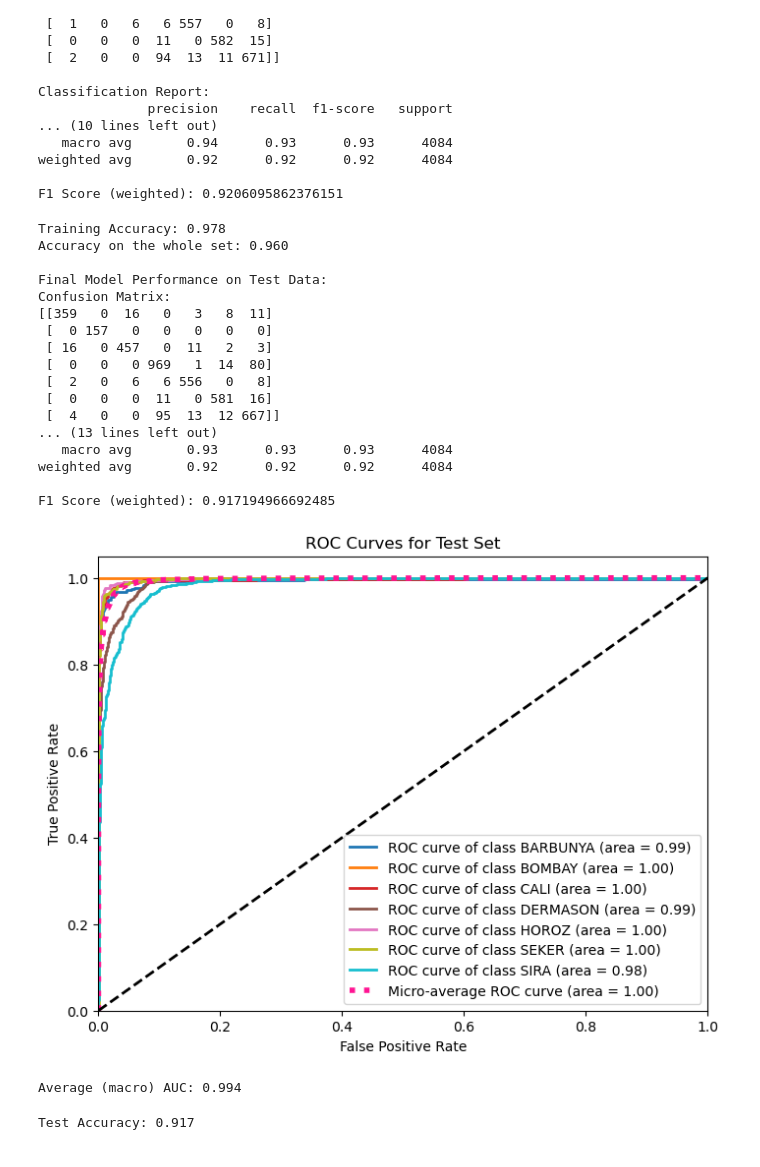
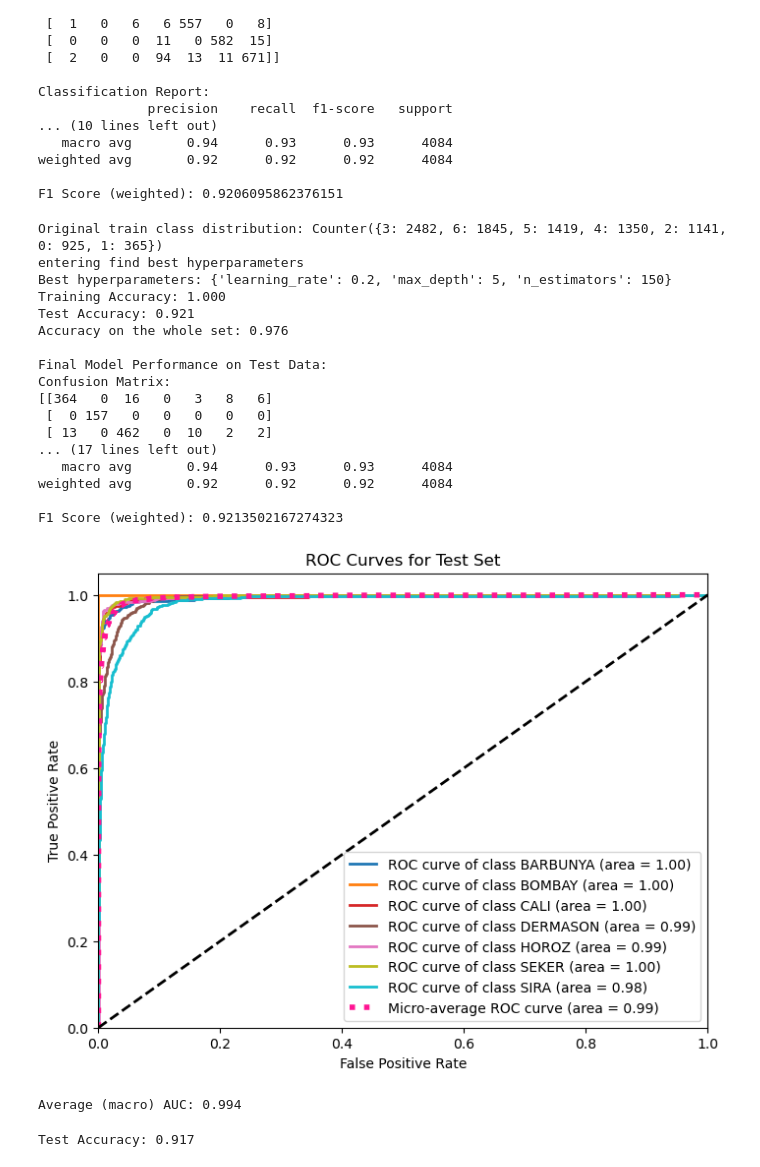
Before and after one commit to angelshen55/Machine_learning-project, a Jupyter notebook: grad_boo.ipynb, the cells around one changed output. Drawn from its saved outputs; the diff is of its cells as text; code cells hidden in the pictures.

```diff
--- a/grad_boo.ipynb
+++ b/grad_boo.ipynb
@@ -65,6 +65,8 @@ import matplotlib.pyplot as plt
 import seaborn as sns
 from sklearn.preprocessing import label_binarize
 from sklearn.metrics import roc_curve, auc, roc_auc_score
+from collections import Counter
+from imblearn.over_sampling import SMOTE
 
 # Read dataset
 df = pd.read_csv("Dry_Bean_Dataset.csv")
@@ -81,6 +83,12 @@ y_encoded = le.fit_transform(y)
 X_train, X_test, y_train, y_test = train_test_split(
     X, y_encoded, test_size=0.3, random_state=42, stratify=y_encoded
 )
+orig_counts = Counter(y_train)
+print("Original train class distribution:", orig_counts)
+
+
+smote = SMOTE(sampling_strategy='not majority', k_neighbors=5, random_state=42)
+X_train, y_train = smote.fit_resample(X_train, y_train)
 X_train_1, X_val, y_train_1, y_val = train_test_split(
     X_train, y_train, test_size=0.2, random_state=42
 )
@@ -158,45 +166,45 @@ for name, X_eval, y_eval in [
     fpr["micro"], tpr["micro"], _ = roc_curve(y_test_bin.ravel(), y_score.ravel())
     roc_auc["micro"] = auc(fpr["micro"], tpr["micro"])
 
     # Plot ROC curve for each class
     plt.figure(figsize=(8, 6))
     colors = plt.cm.get_cmap('tab10', n_classes)
     for i in range(n_classes):
         plt.plot(fpr[i], tpr[i], color=colors(i), lw=2,
                  label=f'ROC curve of class {le.classes_[i]} (area = {roc_auc[i]:0.2f})')
     plt.plot(fpr["micro"], tpr["micro"], color='deeppink', linestyle=':', linewidth=4,
              label=f'Micro-average ROC curve (area = {roc_auc["micro"]:0.2f})')
     plt.plot([0, 1], [0, 1], 'k--', lw=2)
     plt.xlim([0.0, 1.0])
     plt.ylim([0.0, 1.05])
     plt.xlabel('False Positive Rate')
     plt.ylabel('True Positive Rate')
     plt.title('ROC Curves for Test Set')
     plt.legend(loc="lower right")
     plt.show()
 
     # Calculate macro-average AUC
     macro_auc = roc_auc_score(y_test_bin, y_score, average="macro", multi_class="ovr")
     print(f"Average (macro) AUC: {macro_auc:.3f}")
 # %% [output]
-Training Accuracy: 0.978
-Accuracy on the whole set: 0.960
+Original train class distribution: Counter({3: 2482, 6: 1845, 5: 1419, 4: 1350, 2: 1141, 0: 925, 1: 365})
+entering find best hyperparameters
+Best hyperparameters: {'learning_rate': 0.2, 'max_depth': 5, 'n_estimators': 150}
+Training Accuracy: 1.000
+Test Accuracy: 0.921
+Accuracy on the whole set: 0.976
 
 Final Model Performance on Test Data:
 Confusion Matrix:
-[[359   0  16   0   3   8  11]
+[[364   0  16   0   3   8   6]
  [  0 157   0   0   0   0   0]
- [ 16   0 457   0  11   2   3]
- [  0   0   0 969   1  14  80]
- [  2   0   6   6 556   0   8]
- [  0   0   0  11   0 581  16]
- [  4   0   0  95  13  12 667]]
-... (13 lines left out)
-   macro avg       0.93      0.93      0.93      4084
+ [ 13   0 462   0  10   2   2]
+... (17 lines left out)
+   macro avg       0.94      0.93      0.93      4084
 weighted avg       0.92      0.92      0.92      4084
 
-F1 Score (weighted): 0.917194966692485
+F1 Score (weighted): 0.9213502167274323
-[figure, old version]
+[figure, new version]
 Average (macro) AUC: 0.994
 # %%
 y_test_pred = final_model.predict(X_test)
```
Also changed, not shown: 7 other files.
